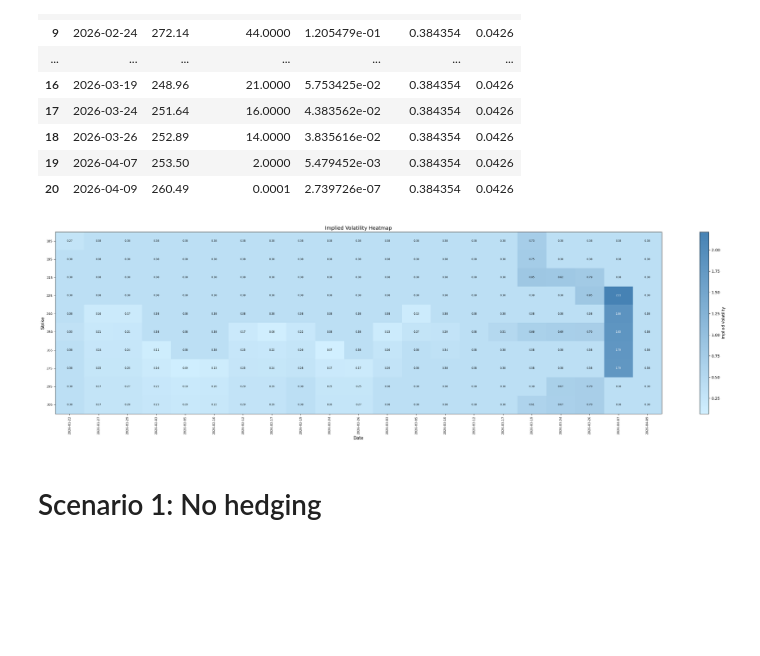
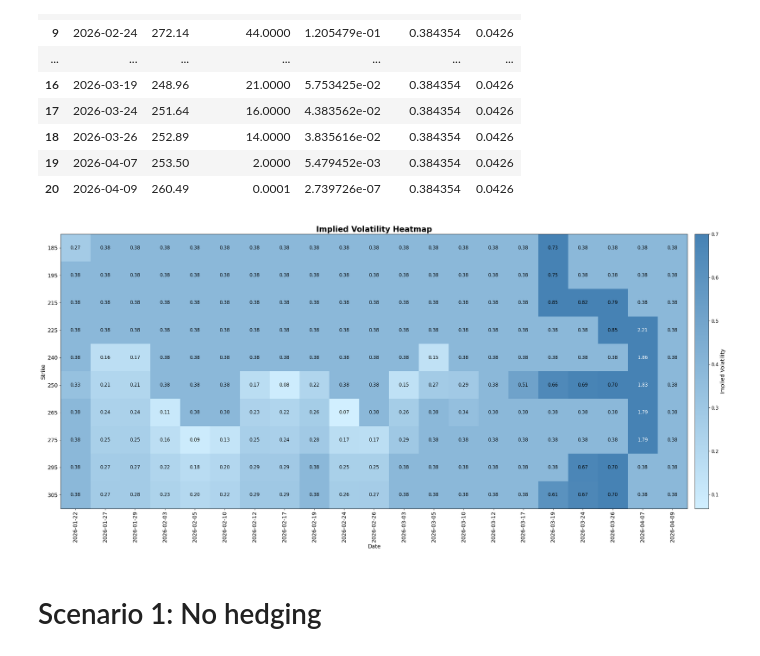
Before and after one commit to AnaSofiaHinojosa/GreekHedging, a Jupyter notebook: proyecto.ipynb, the cells around one changed output. Drawn from its saved outputs; the diff is of its cells as text; code cells hidden in the pictures; blank space fills up the shorter version.

Commit message:
heatmap

```diff
--- a/proyecto.ipynb
+++ b/proyecto.ipynb
@@ -72,20 +72,3 @@ df_filtered
 | 7 | 275 | 5.78 | Calls | 2026-01-22 | 248.35 | 2026-04-09 |
 | 8 | 295 | 2.52 | Calls | 2026-01-22 | 248.35 | 2026-04-09 |
 | 9 | 305 | 1.53 | Calls | 2026-01-22 | 248.35 | 2026-04-09 |
-# %%
-def safe_iv(row):
-    S = row['Price']
-    K = row['Strike']
-    CallMkt = row['Last Price']
-    r = 0.0426
-    T = (row['Expiration Date'] - pd.Timestamp(row['Date'])).days / 365
-    T = max(T, 1e-6)
-
-    try:
-        calc = Calculations(S=S, K=K, T=T, r=r, sigma=0.3)
-        return calc.get_implied_vol(S=S, K=K, T=T, r=r, CallMkt=CallMkt)
-    except Exception:
-        return np.nan
-
-df_filtered['Implied_Volatility'] = df_filtered.apply(safe_iv, axis=1)
-df_filtered
@@ -176,43 +147,46 @@ for date_str in dates:
         ivs.append(iv)
 
     results[date_str] = ivs
 
 df_combined = pd.DataFrame(results, index=df_filtered['Strike'].values)
 df_combined.index.name = 'Strike'
 
 # Replace NaN or IV < 0.01 with historical volatility
 df_combined = df_combined.map(lambda x: sigma if (np.isnan(x) or x < 0.01) else x)
 
 # Heatmap
 cmap = LinearSegmentedColormap.from_list('white_steelblue', ['#d1efff', 'steelblue'])
 
 data = df_combined.values.astype(float)
 masked_data = np.ma.masked_invalid(data)
 
-fig, ax = plt.subplots(figsize=(28, 8))
-im = ax.imshow(masked_data, cmap=cmap, aspect='auto', vmin=np.nanmin(data), vmax=np.nanmax(data))
+fig, ax = plt.subplots(figsize=(28, 12))
+im = ax.imshow(masked_data, cmap=cmap, aspect='auto',
+               vmin=np.nanmin(data), vmax=0.7)
 
 ax.set_xticks(range(len(df_combined.columns)))
-ax.set_xticklabels(df_combined.columns, rotation=90, fontsize=8)
+ax.set_xticklabels(df_combined.columns, rotation=90, fontsize=14)
 ax.set_yticks(range(len(df_combined.index)))
-ax.set_yticklabels(df_combined.index, fontsize=8)
+ax.set_yticklabels(df_combined.index, fontsize=14)
 
-ax.set_xlabel('Date', fontsize=11)
-ax.set_ylabel('Strike', fontsize=11)
-ax.set_title('Implied Volatility Heatmap', fontsize=13)
+ax.set_xlabel('Date', fontsize=14)
+ax.set_ylabel('Strike', fontsize=14)
+ax.set_title('Implied Volatility Heatmap', fontsize=20, fontweight='bold')
 
 for i in range(data.shape[0]):
     for j in range(data.shape[1]):
         val = data[i, j]
         if not np.isnan(val):
-            ax.text(j, i, f'{val:.2f}', ha='center', va='center', fontsize=6.5,
+            ax.text(j, i, f'{val:.2f}', ha='center', va='center', fontsize=12,
                     color='black' if val < np.nanmax(data) * 0.7 else 'white')
 
-plt.colorbar(im, ax=ax, label='Implied Volatility')
+cbar = plt.colorbar(im, ax=ax, pad=0.01)
+cbar.set_label('Implied Volatility', fontsize=14)
+cbar.ax.tick_params(labelsize=12)
 plt.tight_layout()
 plt.show()
 # %% [output]
-[figure, old version]
+[figure, new version]
 # %% [markdown]
 # Scenario 1: No hedging
 # %%
```
Also changed, not shown: parts of 1 cell of this notebook.
